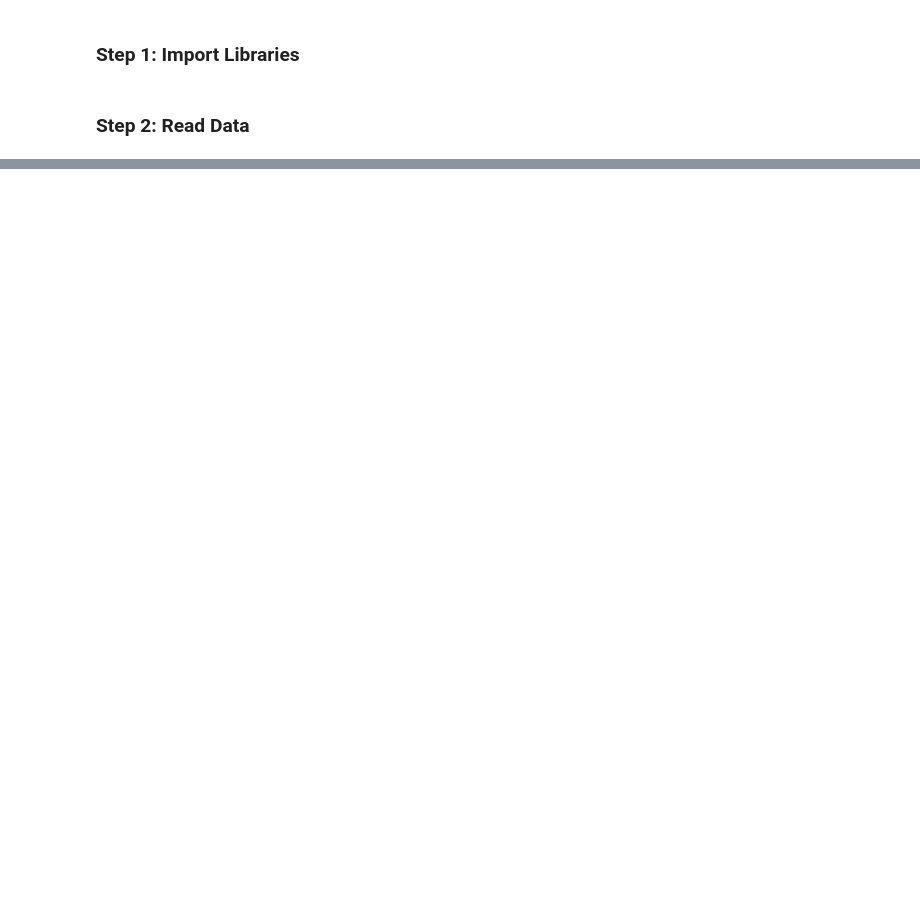
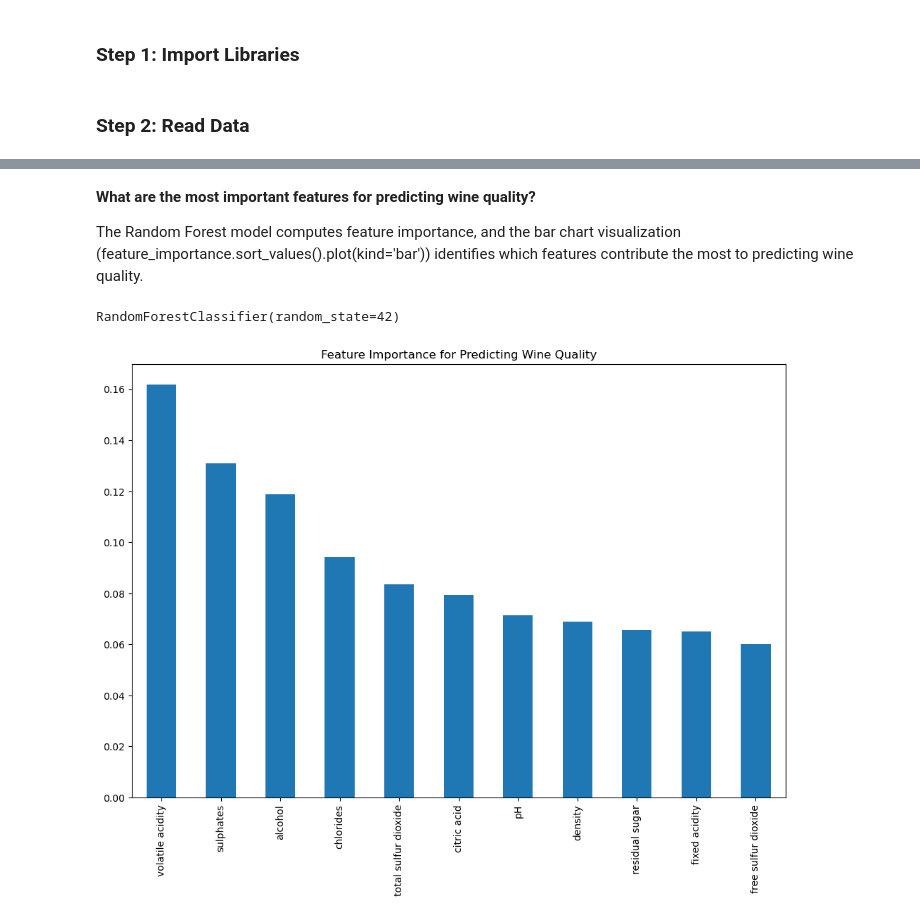
Before and after one commit to MiltonGreat/Wine-Quality, a Jupyter notebook: Wine Quality.ipynb, the cells around one changed output, grey strips where cells are left out. Cells and saved outputs as stored; diff of their text form; code cells hidden in the pictures; blank space fills up the shorter version.

```diff
--- a/Wine Quality.ipynb
+++ b/Wine Quality.ipynb
@@ -91,0 +119,7 @@ Test data shape: (229, 9)
+# %%
+# Normalize the numerical features using StandardScaler
+scaler = StandardScaler()
+X_scaled = scaler.fit_transform(X)  # This will normalize the features
+
+# Split the data into training and testing sets
+X_train, X_test, y_train, y_test = train_test_split(X_scaled, y, test_size=0.2, random_state=42)
@@ -130,0 +149,8 @@ Name: count, dtype: int64
+# %%
+# Model training: Random Forest
+rf = RandomForestClassifier(random_state=42)
+rf.fit(X_train_res, y_train_res)
+
+# Classification report
+y_pred = rf.predict(X_test)
+print(classification_report(y_test, y_pred))
@@ -130,0 +254,20 @@ Name: count, dtype: int64
+# %% [markdown]
+**What are the most important features for predicting wine quality?**
+
+The Random Forest model computes feature importance, and the bar chart visualization (feature_importance.sort_values().plot(kind='bar')) identifies which features contribute the most to predicting wine quality.
+# %%
+## 6. Feature Importance using Random Forest
+# Use Random Forest to determine feature importance
+rf = RandomForestClassifier(random_state=42)
+rf.fit(X_train_res, y_train_res)
+# %% [output]
+RandomForestClassifier(random_state=42)
+# %%
+# Plot feature importances
+plt.figure(figsize=(12, 8))
+feature_importance = pd.Series(rf.feature_importances_, index=X.columns)
+feature_importance.sort_values(ascending=False).plot(kind='bar')
+plt.title("Feature Importance for Predicting Wine Quality")
+plt.show()
+# %% [output]
+[figure, added]
```
Also changed, not shown: parts of 36 cells of this notebook.
